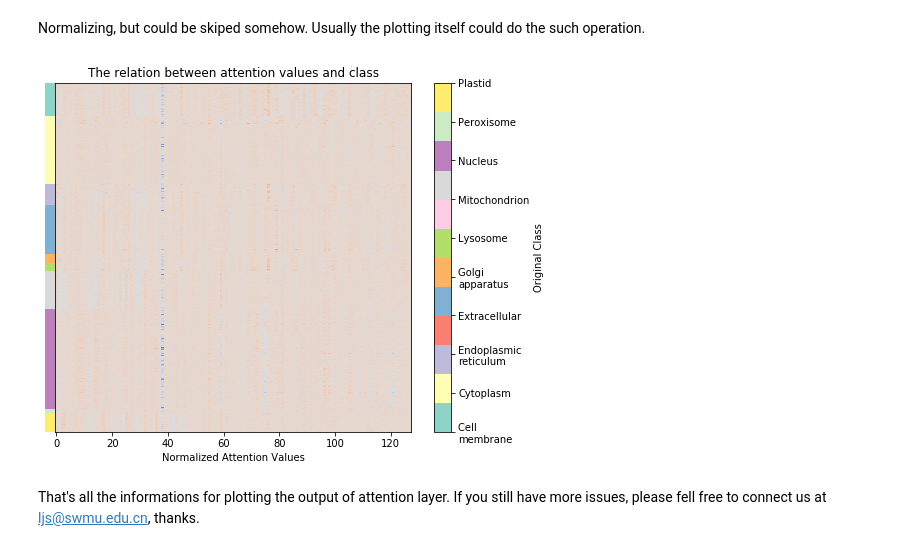
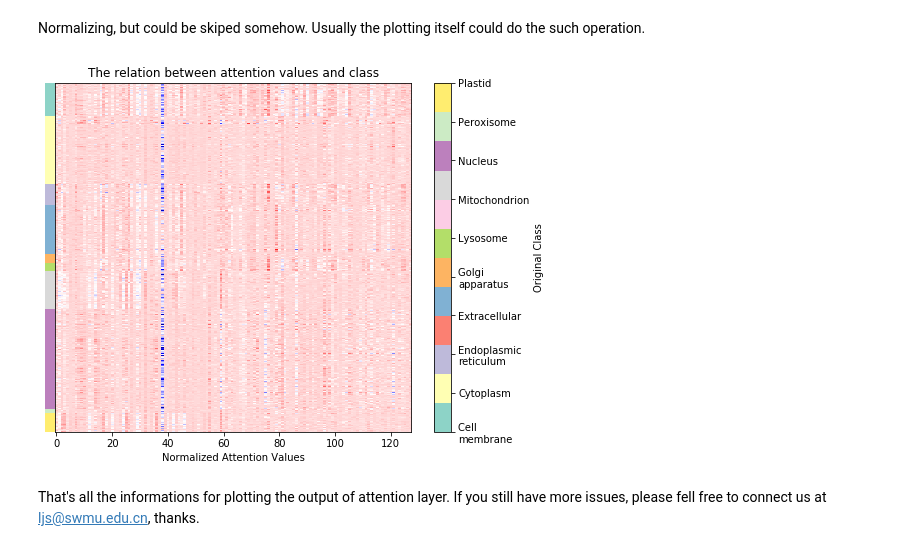
Before and after one commit to jingry/autoBioSeqpy, a Jupyter notebook: notebook/An Example of Attention Layer Plotting.ipynb, the cells around one changed output. Saved outputs shown, nothing was run; the diff lists cells and outputs as text; code cells hidden in the pictures.

```diff
--- a/notebook/An Example of Attention Layer Plotting.ipynb
+++ b/notebook/An Example of Attention Layer Plotting.ipynb
@@ -484,25 +485,26 @@ att2_out = (att2_out - att2_out.min()) / (att2_out.max() - att2_out.min())
 # %%
 f, (ax1, ax2) = plt.subplots(1, 2, figsize=(20,15));
 
 # labels_plot = ax1.imshow(y_label,cmap=plt.get_cmap('Set1'))
 labels_plot = ax1.imshow(y_label_for_plotting,cmap=plt.get_cmap('Set3'))
 
 ax1.set_aspect(0.3)
 ax1.set_axis_off()
 cb = plt.colorbar(labels_plot)
 labels = np.arange(0,10,1)
 loc = labels
 cb.set_ticks(loc)
 cb.set_ticklabels(classes)
 cb.set_label('Original Class')
-att_plot = ax2.imshow(att2_out, aspect='auto',cmap='coolwarm')
+att_plot = ax2.imshow(att2_out, aspect='auto',cmap='seismic')
 ax2.yaxis.set_visible(False)
 
 plt.tight_layout(pad=35.5, w_pad=2, h_pad=1.0)
 plt.xlabel('Normalized Attention Values')
 plt.title('The relation between attention values and class')
+#plt.savefig('tmp.tiff',dpi=600)
 plt.show()
 # %% [output]
-[figure, old version]
+[figure, new version]
 # %% [markdown]
 That's all the informations for plotting the output of attention layer. If you still have more issues, please fell free to connect us at ljs@swmu.edu.cn, thanks.
```
Also changed, not shown: parts of 2 cells of this notebook, 11 other files.
